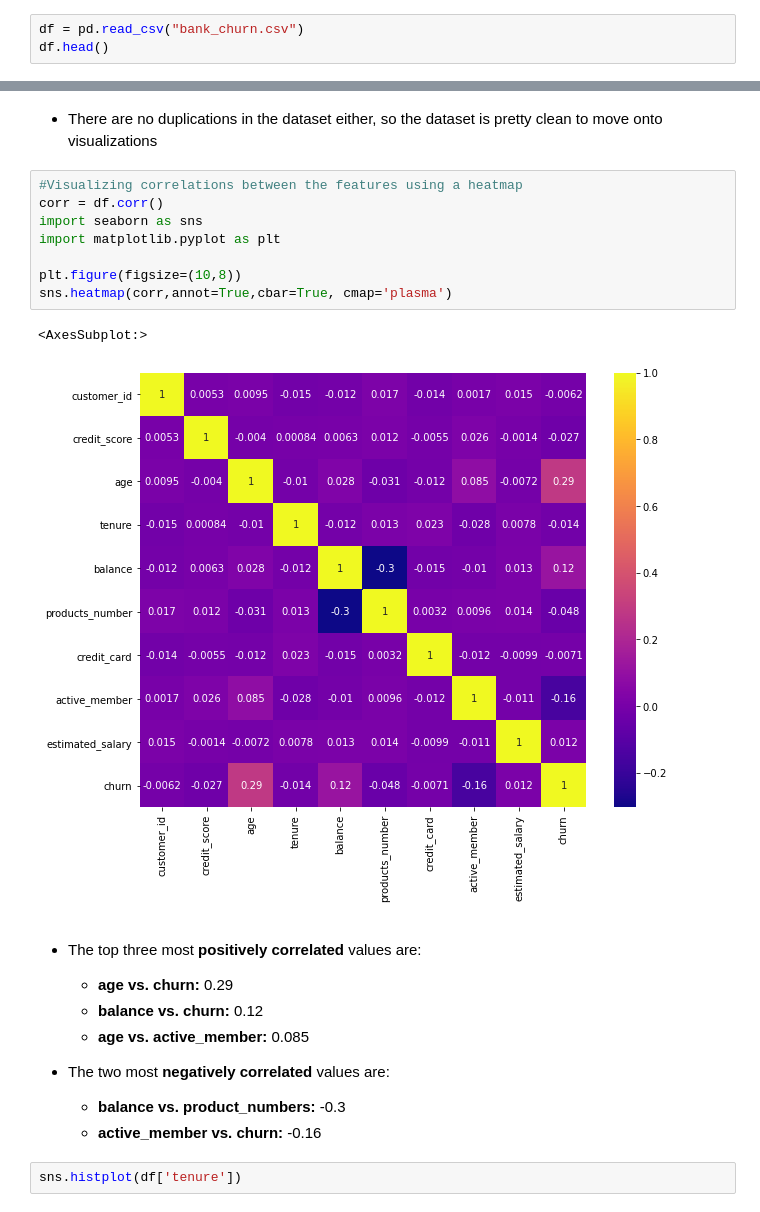
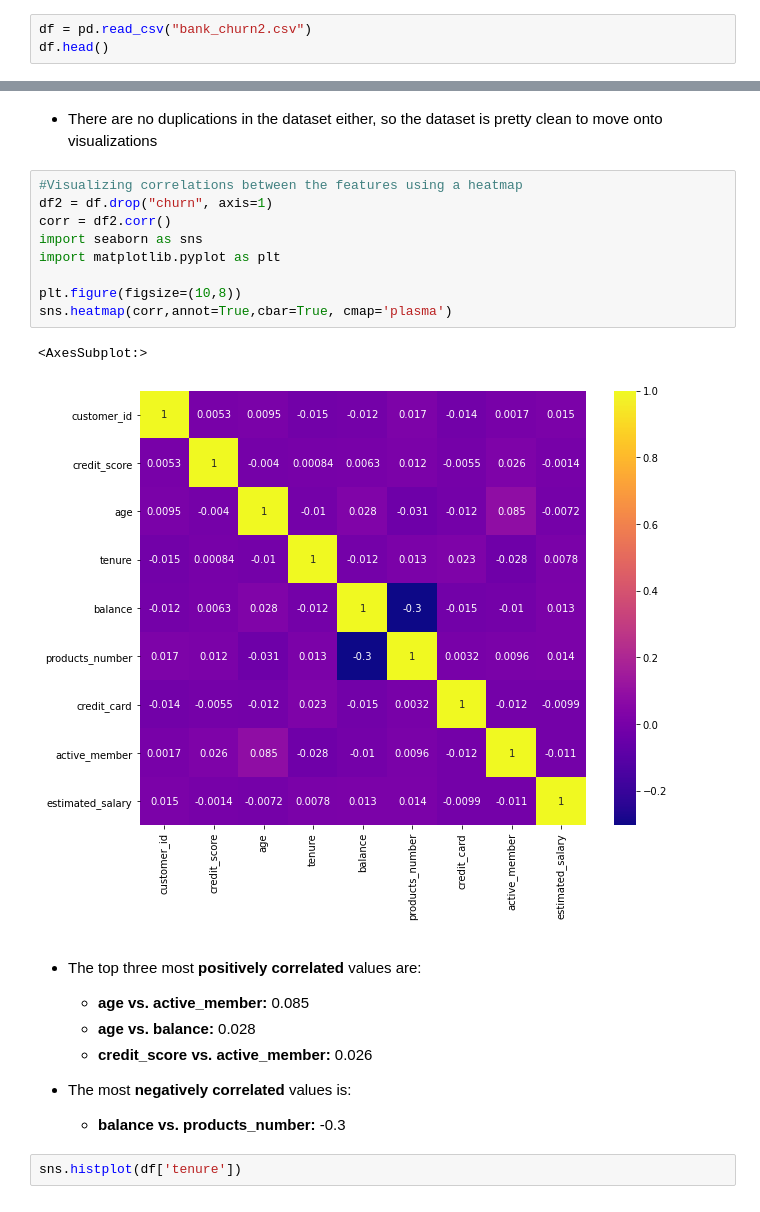
Before and after one commit to kkiepek/Predicting-Bank-Customer-Churn, a Jupyter notebook: Bank Churn EDA + Modeling.ipynb, the cells around one changed output, grey strips where cells are left out. Drawn from its saved outputs; the diff is of its cells as text.

```diff
--- a/Bank Churn EDA + Modeling.ipynb
+++ b/Bank Churn EDA + Modeling.ipynb
@@ -2,7 +2,7 @@
 import pandas as pd
 import numpy as np
 # %%
-df = pd.read_csv("bank_churn.csv")
+df = pd.read_csv("bank_churn2.csv")
 df.head()
 # %% [output]
 |  | customer_id | credit_score | country | gender | age | tenure | balance | products_number | credit_card | ... |
@@ -106,25 +106,25 @@ df.duplicated().sum()
 - There are no duplications in the dataset either, so the dataset is pretty clean to move onto visualizations
 # %%
 #Visualizing correlations between the features using a heatmap
-corr = df.corr()
+df2 = df.drop("churn", axis=1)
+corr = df2.corr()
 import seaborn as sns
 import matplotlib.pyplot as plt
 
 plt.figure(figsize=(10,8))
 sns.heatmap(corr,annot=True,cbar=True, cmap='plasma')
 # %% [output]
 <AxesSubplot:>
-[figure, old version]
+[figure, new version]
 # %% [markdown]
 - The top three most **positively correlated** values are:
-    - **age vs. churn:** 0.29
-    - **balance vs. churn:** 0.12
     - **age vs. active_member:** 0.085
+    - **age vs. balance:** 0.028
+    - **credit_score vs. active_member:** 0.026
 
 
-- The two most **negatively correlated** values are:
-    - **balance vs. product_numbers:** -0.3
-    - **active_member vs. churn:** -0.16
+- The most **negatively correlated** values is:
+    - **balance vs. products_number:** -0.3
 # %%
 sns.histplot(df['tenure'])
 # %% [output]
```
Also changed, not shown: parts of 16 cells of this notebook.
